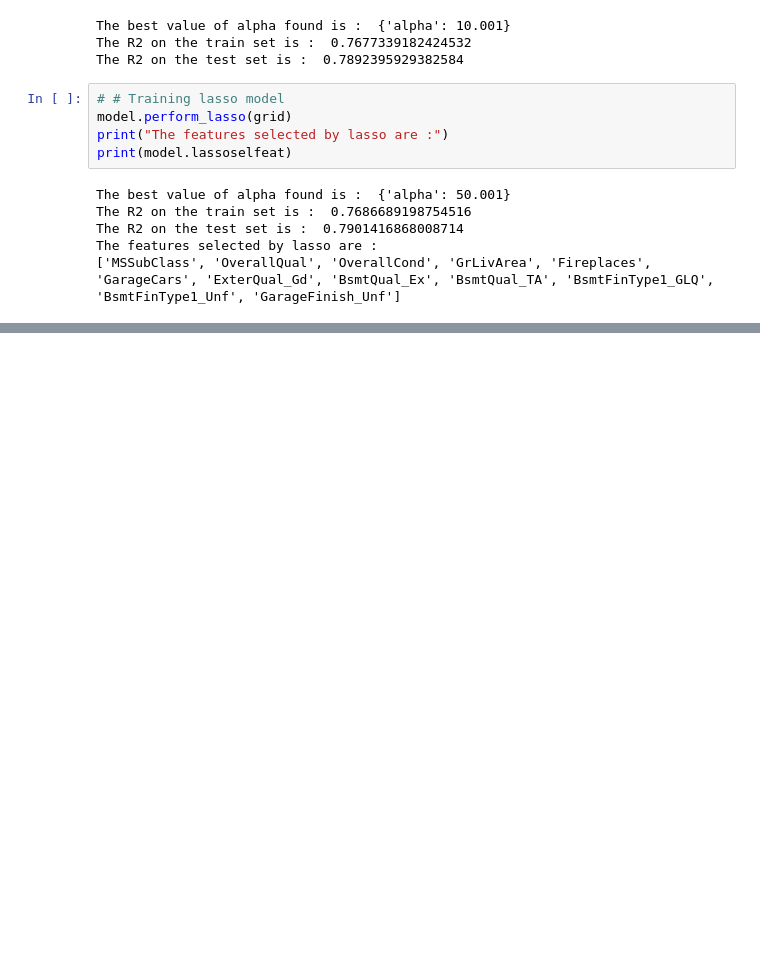
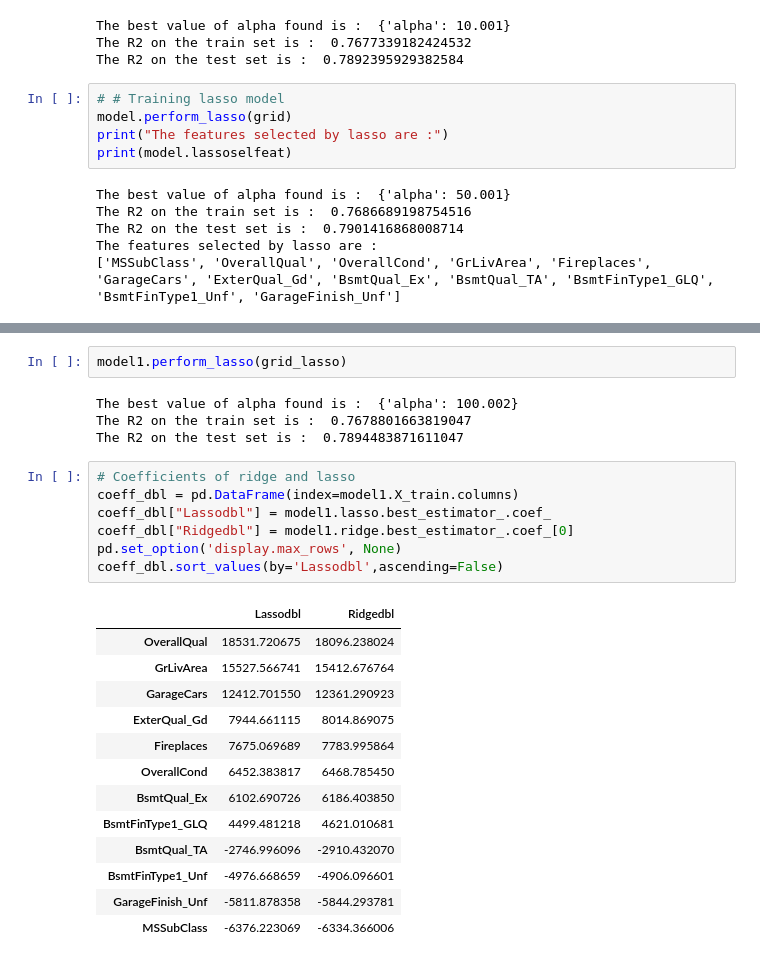
Before and after one commit to kvc0608/HousePricing, a Jupyter notebook: Anirudh KVC.ipynb, the cells around one changed output, grey strips where cells are left out. Saved outputs shown, nothing was run; the diff lists cells and outputs as text; blank space fills up the shorter version.

```diff
--- a/SurpriseHousing.ipynb
+++ b/Anirudh KVC.ipynb
@@ -516,0 +611,27 @@ The features selected by lasso are :
+# %%
+model1.perform_lasso(grid_lasso)
+# %% [output]
+The best value of alpha found is :  {'alpha': 100.002}
+The R2 on the train set is :  0.7678801663819047
+The R2 on the test set is :  0.7894483871611047
+# %%
+# Coefficients of ridge and lasso
+coeff_dbl = pd.DataFrame(index=model1.X_train.columns)
+coeff_dbl["Lassodbl"] = model1.lasso.best_estimator_.coef_
+coeff_dbl["Ridgedbl"] = model1.ridge.best_estimator_.coef_[0]
+pd.set_option('display.max_rows', None)
+coeff_dbl.sort_values(by='Lassodbl',ascending=False)
+# %% [output]
+|  | Lassodbl | Ridgedbl |
+| OverallQual | 18531.720675 | 18096.238024 |
+| GrLivArea | 15527.566741 | 15412.676764 |
+| GarageCars | 12412.701550 | 12361.290923 |
+| ExterQual_Gd | 7944.661115 | 8014.869075 |
+| Fireplaces | 7675.069689 | 7783.995864 |
+| OverallCond | 6452.383817 | 6468.785450 |
+| BsmtQual_Ex | 6102.690726 | 6186.403850 |
+| BsmtFinType1_GLQ | 4499.481218 | 4621.010681 |
+| BsmtQual_TA | -2746.996096 | -2910.432070 |
+| BsmtFinType1_Unf | -4976.668659 | -4906.096601 |
+| GarageFinish_Unf | -5811.878358 | -5844.293781 |
+| MSSubClass | -6376.223069 | -6334.366006 |
```
Also changed, not shown: parts of 27 cells of this notebook, 1 other file.
